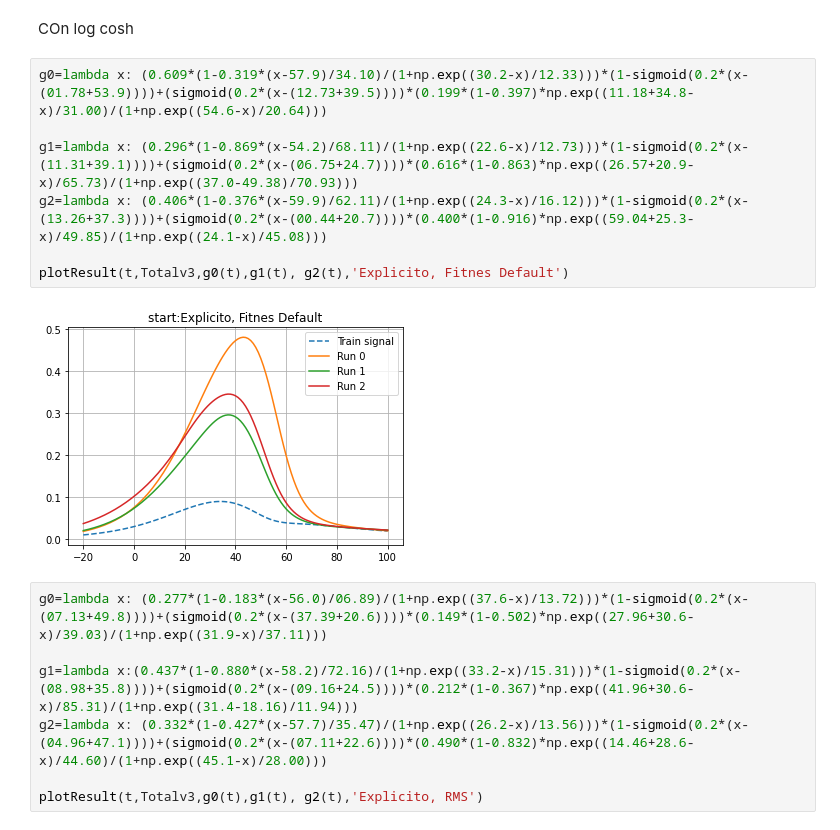
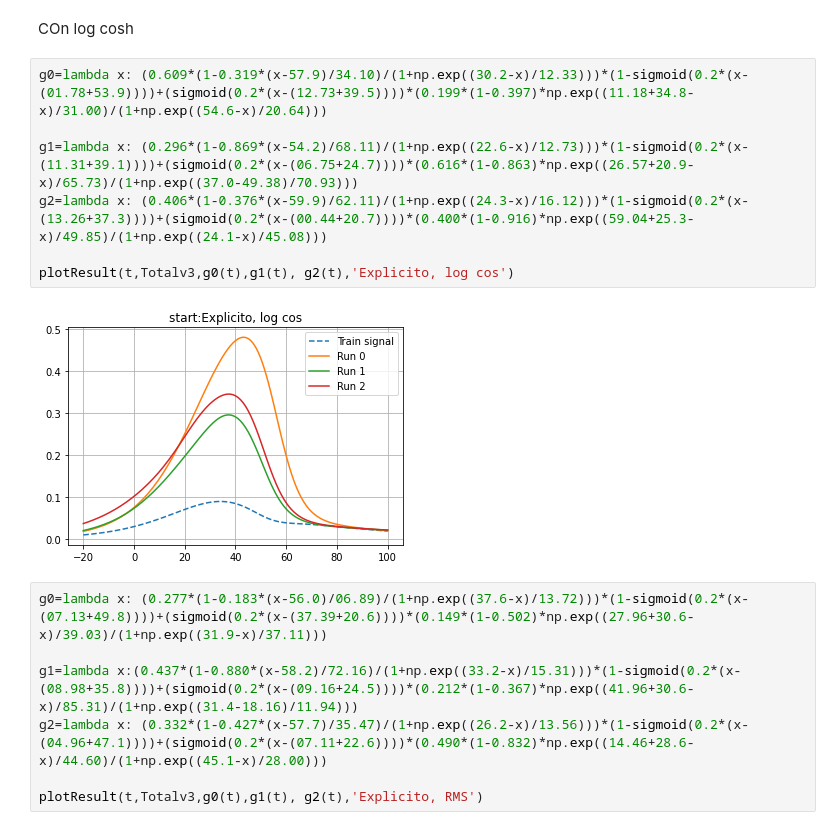
Before and after one commit to nfierroflo/Evolutionary-computation, a Jupyter notebook: evolutivacompletoc1.ipynb, the cells around one changed output. Drawn from its saved outputs; the diff is of its cells as text.

```diff
--- a/evolutivacompletoc1.ipynb
+++ b/evolutivacompletoc1.ipynb
@@ -119,12 +119,12 @@ COn log cosh
 # %%
 g0=lambda x: (0.609*(1-0.319*(x-57.9)/34.10)/(1+np.exp((30.2-x)/12.33)))*(1-sigmoid(0.2*(x-(01.78+53.9))))+(sigmoid(0.2*(x-(12.73+39.5))))*(0.199*(1-0.397)*np.exp((11.18+34.8-x)/31.00)/(1+np.exp((54.6-x)/20.64)))
 
 g1=lambda x: (0.296*(1-0.869*(x-54.2)/68.11)/(1+np.exp((22.6-x)/12.73)))*(1-sigmoid(0.2*(x-(11.31+39.1))))+(sigmoid(0.2*(x-(06.75+24.7))))*(0.616*(1-0.863)*np.exp((26.57+20.9-x)/65.73)/(1+np.exp((37.0-49.38)/70.93)))
 g2=lambda x: (0.406*(1-0.376*(x-59.9)/62.11)/(1+np.exp((24.3-x)/16.12)))*(1-sigmoid(0.2*(x-(13.26+37.3))))+(sigmoid(0.2*(x-(00.44+20.7))))*(0.400*(1-0.916)*np.exp((59.04+25.3-x)/49.85)/(1+np.exp((24.1-x)/45.08)))
 
-plotResult(t,Totalv3,g0(t),g1(t), g2(t),'Explicito, Fitnes Default')
+plotResult(t,Totalv3,g0(t),g1(t), g2(t),'Explicito, log cos')
 # %% [output]
-[figure, old version]
+[figure, new version]
 # %%
 g0=lambda x: (0.277*(1-0.183*(x-56.0)/06.89)/(1+np.exp((37.6-x)/13.72)))*(1-sigmoid(0.2*(x-(07.13+49.8))))+(sigmoid(0.2*(x-(37.39+20.6))))*(0.149*(1-0.502)*np.exp((27.96+30.6-x)/39.03)/(1+np.exp((31.9-x)/37.11)))
 
```
Also changed, not shown: parts of 3 cells of this notebook.
